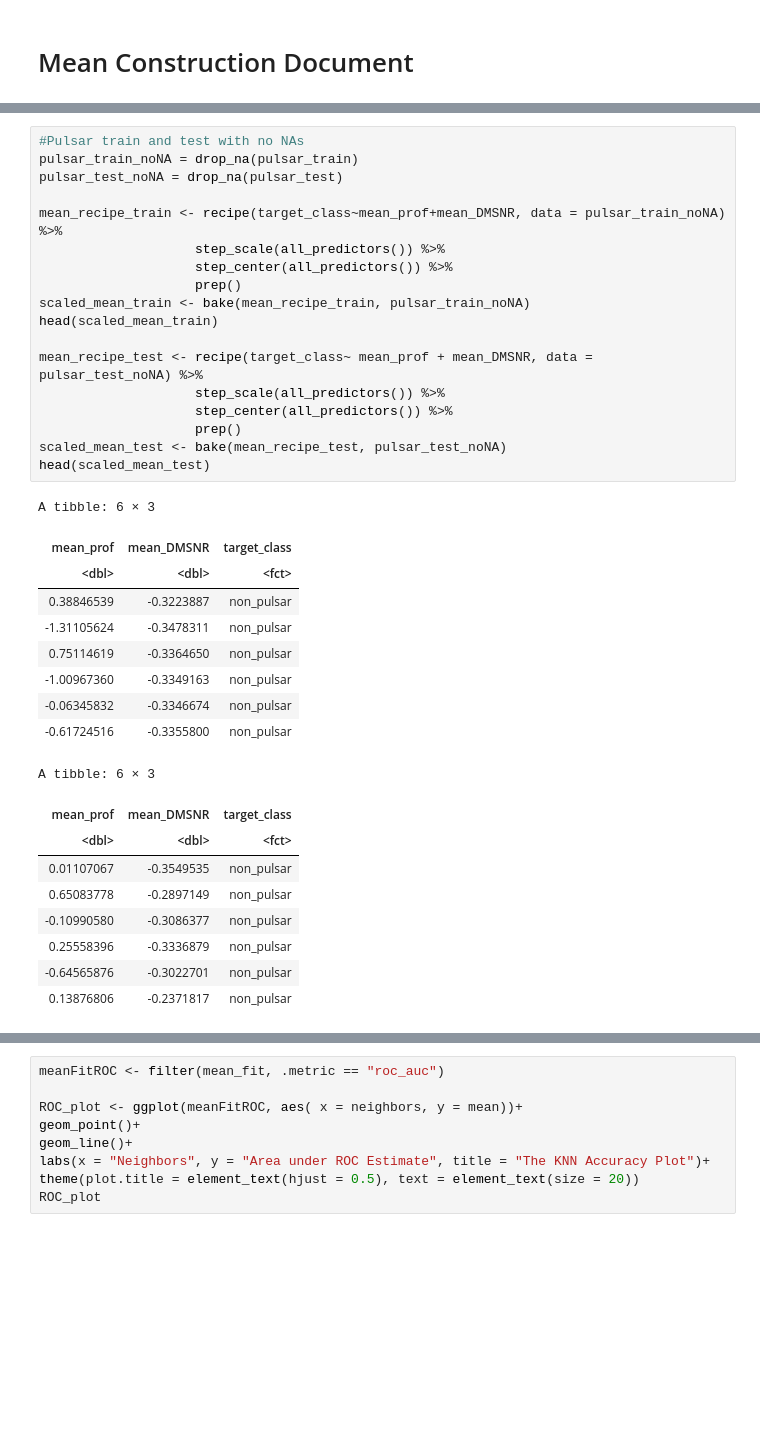
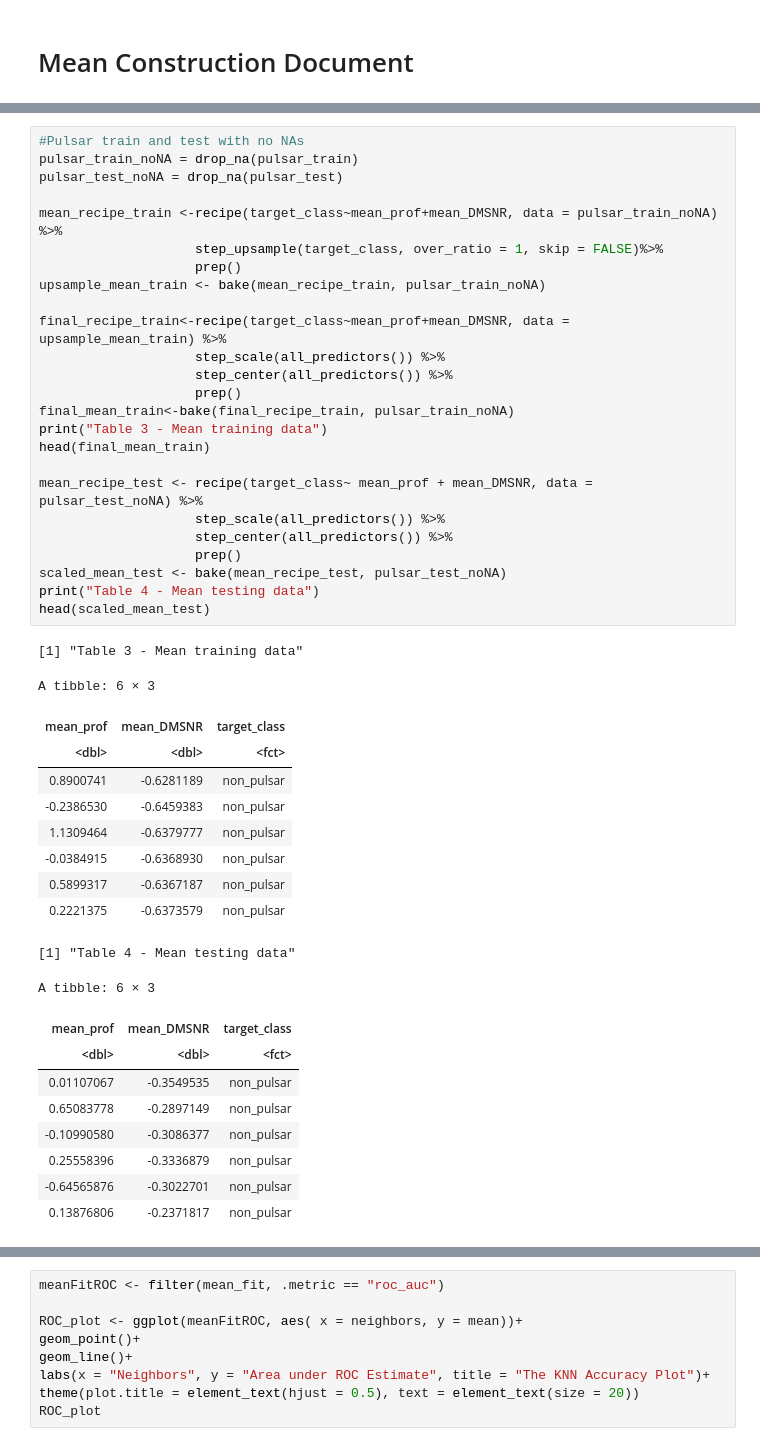
Before and after one commit to NicoRui/DSCI_100_Project, a Jupyter notebook: Mean_ModelConstruction.ipynb, the cells around one changed output, grey strips where cells are left out. Saved outputs shown, nothing was run; the diff lists cells and outputs as text; blank space fills up the shorter version.

Commit message:
upsampled

```diff
--- a/Mean_ModelConstruction.ipynb
+++ b/Mean_ModelConstruction.ipynb
@@ -87,32 +74,41 @@ A tibble: 6 × 9
 # %%
 #Pulsar train and test with no NAs
 pulsar_train_noNA = drop_na(pulsar_train)
 pulsar_test_noNA = drop_na(pulsar_test)
 
-mean_recipe_train <- recipe(target_class~mean_prof+mean_DMSNR, data = pulsar_train_noNA) %>%
+mean_recipe_train <-recipe(target_class~mean_prof+mean_DMSNR, data = pulsar_train_noNA) %>%
+                    step_upsample(target_class, over_ratio = 1, skip = FALSE)%>%
+                    prep()
+upsample_mean_train <- bake(mean_recipe_train, pulsar_train_noNA)
+
+final_recipe_train<-recipe(target_class~mean_prof+mean_DMSNR, data = upsample_mean_train) %>%
                     step_scale(all_predictors()) %>%
                     step_center(all_predictors()) %>%
                     prep()
-scaled_mean_train <- bake(mean_recipe_train, pulsar_train_noNA)
-head(scaled_mean_train)
+final_mean_train<-bake(final_recipe_train, pulsar_train_noNA)
+print("Table 3 - Mean training data")
+head(final_mean_train)
 
 mean_recipe_test <- recipe(target_class~ mean_prof + mean_DMSNR, data = pulsar_test_noNA) %>%
                     step_scale(all_predictors()) %>%
                     step_center(all_predictors()) %>%
                     prep()
 scaled_mean_test <- bake(mean_recipe_test, pulsar_test_noNA)
+print("Table 4 - Mean testing data")
 head(scaled_mean_test)
 # %% [output]
-A tibble: 6 × 3
+[1] "Table 3 - Mean training data"
+A tibble: 6 × 3
 | mean_prof | mean_DMSNR | target_class |
 | <dbl> | <dbl> | <fct> |
-| 0.38846539 | -0.3223887 | non_pulsar |
-| -1.31105624 | -0.3478311 | non_pulsar |
-| 0.75114619 | -0.3364650 | non_pulsar |
-| -1.00967360 | -0.3349163 | non_pulsar |
-| -0.06345832 | -0.3346674 | non_pulsar |
-| -0.61724516 | -0.3355800 | non_pulsar |
+| 0.8900741 | -0.6281189 | non_pulsar |
+| -0.2386530 | -0.6459383 | non_pulsar |
+| 1.1309464 | -0.6379777 | non_pulsar |
+| -0.0384915 | -0.6368930 | non_pulsar |
+| 0.5899317 | -0.6367187 | non_pulsar |
+| 0.2221375 | -0.6373579 | non_pulsar |
-A tibble: 6 × 3
+[1] "Table 4 - Mean testing data"
+A tibble: 6 × 3
 | mean_prof | mean_DMSNR | target_class |
 | <dbl> | <dbl> | <fct> |
 | 0.01107067 | -0.3549535 | non_pulsar |
```
Also changed, not shown: parts of 4 cells of this notebook.
